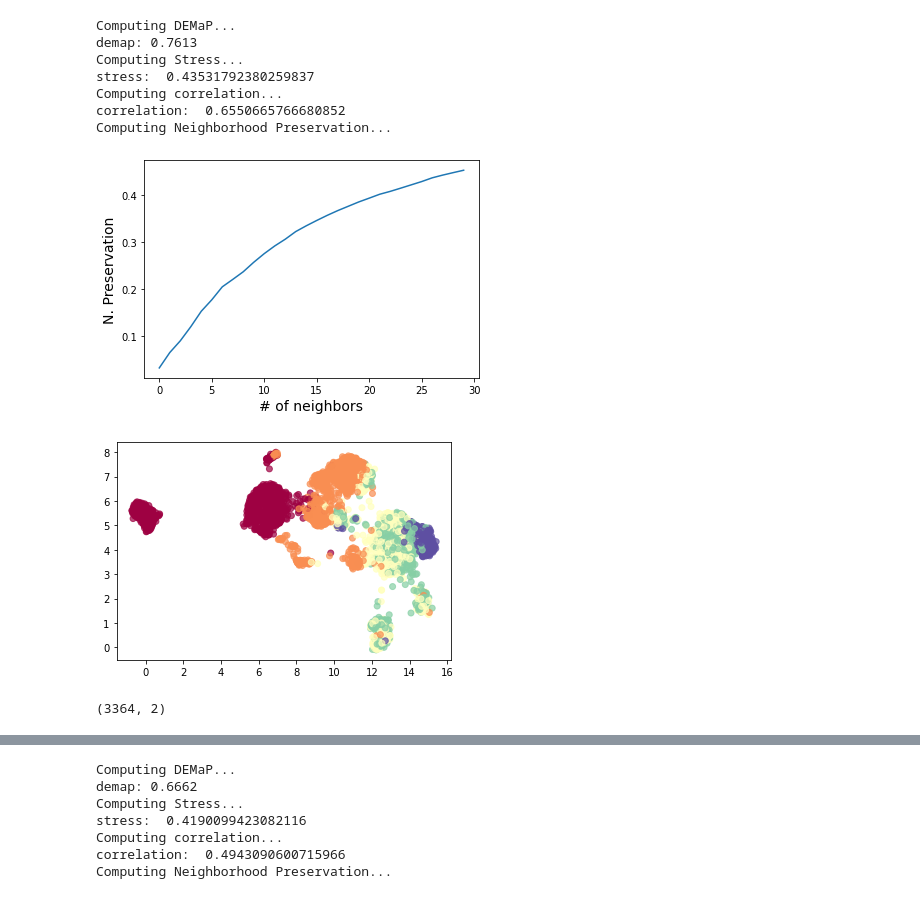
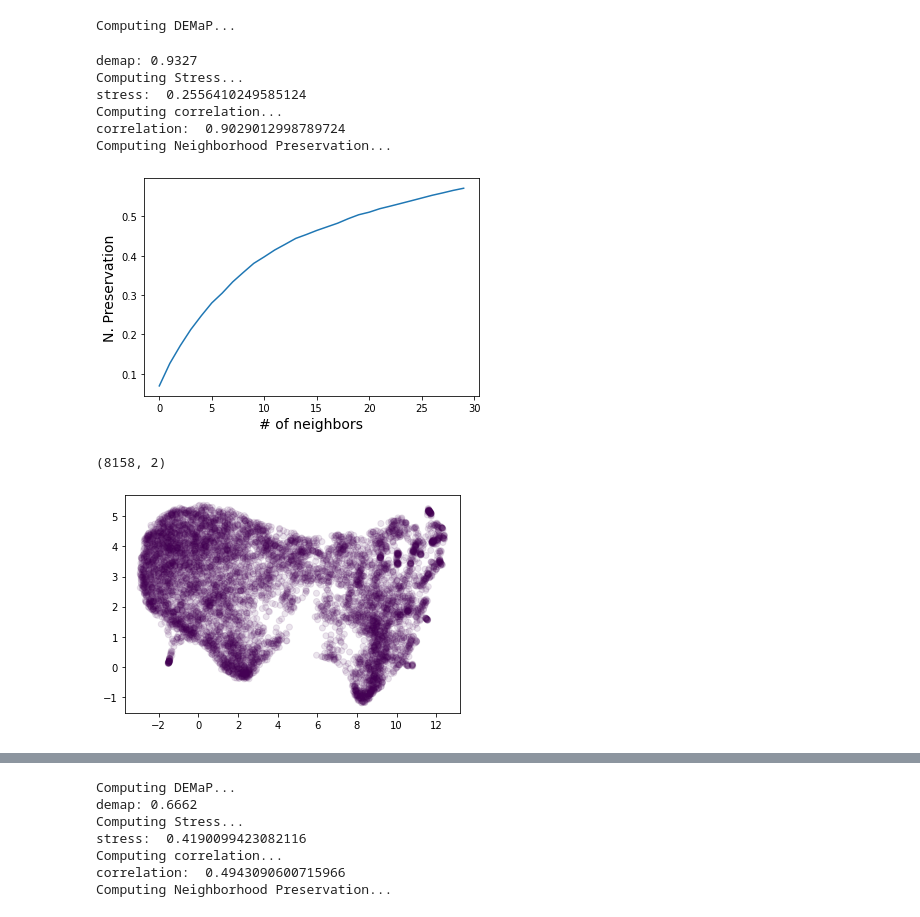
Before and after one commit to wilsonjr/humap, a Jupyter notebook: test-humap.ipynb, the cells around one changed output, grey strips where cells are left out. Cells and saved outputs as stored; diff of their text form; code cells hidden in the pictures.

```diff
--- a/test-humap.ipynb
+++ b/test-humap.ipynb
@@ -95,9 +95,9 @@ X = normalize(X)
 y = fashionY
 
 
-X = np.load('./data/MNIST_70000.npy')
-y = np.load('./data/MNIST_70000_label.npy').astype(int)
-X = normalize(X)
+# X = np.load('./data/MNIST_70000.npy')
+# y = np.load('./data/MNIST_70000_label.npy').astype(int)
+# X = normalize(X)
 # data = pd.read_csv('data/mnist_max_pooling2d_dense.data', header=None)
 # data = data.drop(columns=[0])
 # X = data.values[:, :-1]
@@ -179,8 +179,28 @@ def load_sun():
     y = np.zeros(X.shape[0]).astype(int)
     return X, y
 
+def load_covid():
+    X = np.load('./data/embedding_relevant.npy')
 
-X, y = load_scRNAseq()
+
+
+    # X = PCA(n_components=50).fit_transform(X)
+    dfX = pd.DataFrame(X)
+    dfX.columns = np.arange(X.shape[1])
+    dfX['label'] = [-1]*X.shape[0]
+    y = np.zeros(X.shape[0]).astype(int)
+
+    return X, y, dfX
+
+def load_activations():
+    X = np.loadtxt('./data/activations6400_conv2d_X.txt')
+#     X = normalize(X)
+    y = np.loadtxt('./data/activations6400_conv2d_labels.txt')
+
+    return X, y
+
+X, y, dfX = load_covid()
+# X, y = load_scRNAseq()
 # X, y, names = load_vertebral()
 # X, y, names = load_iris()
 # print(names)
@@ -195,4 +215,6 @@ dataset='mnist'
 
 # X_noised = X + np.random.normal(loc=0, scale=1, size=X.shape)*0.04
 print(X.shape, y.shape)
+dfX.head()
+dfX.to_csv('data/embedding_covid19.csv', index=False)
 # %% [output]
@@ -205,5 +222,5 @@ done 5
 # %%
-hUmap = h_umap.HUMAP('precomputed', np.array([0.2, 0.19]), 100, 0.15, "NNDescent", 0.0, True)
+hUmap = h_umap.HUMAP('precomputed', np.array([0.2, 0.2]), 100, 0.15, "NNDescent", 0.0, True)
 # hUmap.set_landmarks_nwalks(50)
 # hUmap.set_landmarks_wl(50)
 # hUmap.set_influence_wl(10)
@@ -347,24 +394,26 @@ plt.savefig('figs/'+dataset+'-humap-level2-np.png')
 plt.show()
 # %% [output]
 Computing DEMaP...
-demap: 0.7613
-Computing Stress...
-stress:  0.43531792380259837
-Computing correlation...
-correlation:  0.6550665766680852
-Computing Neighborhood Preservation...
+demap: 0.9327
+Computing Stress...
+stress:  0.2556410249585124
+Computing correlation...
+correlation:  0.9029012998789724
+Computing Neighborhood Preservation...
-[figure, old version]
+[figure, new version]
+# %%
+embedding_1 = hUmap.transform(1)
+y_1 = hUmap.get_labels(1)
+
+
+embedding_1.shape
+# %% [output]
+(8158, 2)
 # %%
-embedding_1 = hUmap.transform(1)
-y_1 = hUmap.get_labels(1)
-
-plt.scatter(embedding_1[:, 0], embedding_1[:, 1], c=y_1, alpha=0.7, cmap='Spectral')
-plt.savefig('figs/'+dataset+'-umap-level1.png')
+plt.scatter(embedding_1[:, 0], embedding_1[:, 1], c=y_1, alpha=0.1, cmap='viridis')
 plt.show()
-embedding_1.shape
 # %% [output]
-[figure, old version]
+[figure, new version]
-(3364, 2)
 # %%
 indices_1 = random.sample(range(0, len(y_1)), min(3000, len(y_1)))
 
```
Also changed, not shown: parts of 18 cells of this notebook, 7 other files.
